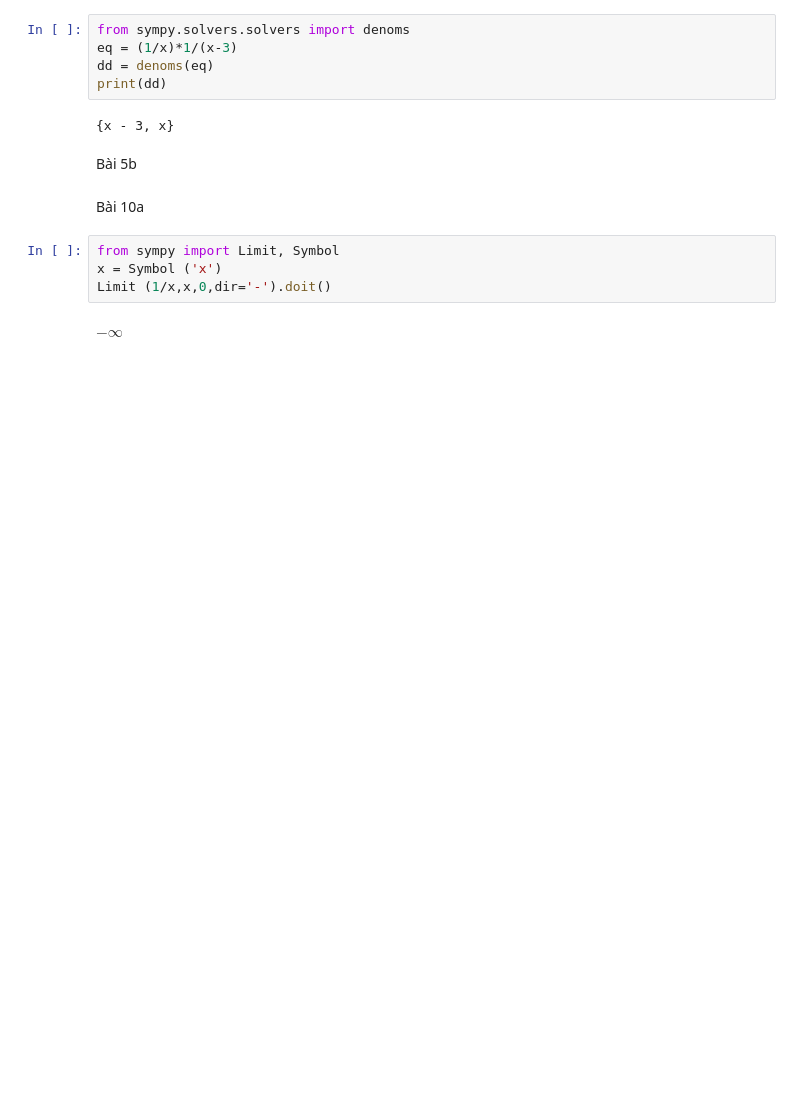
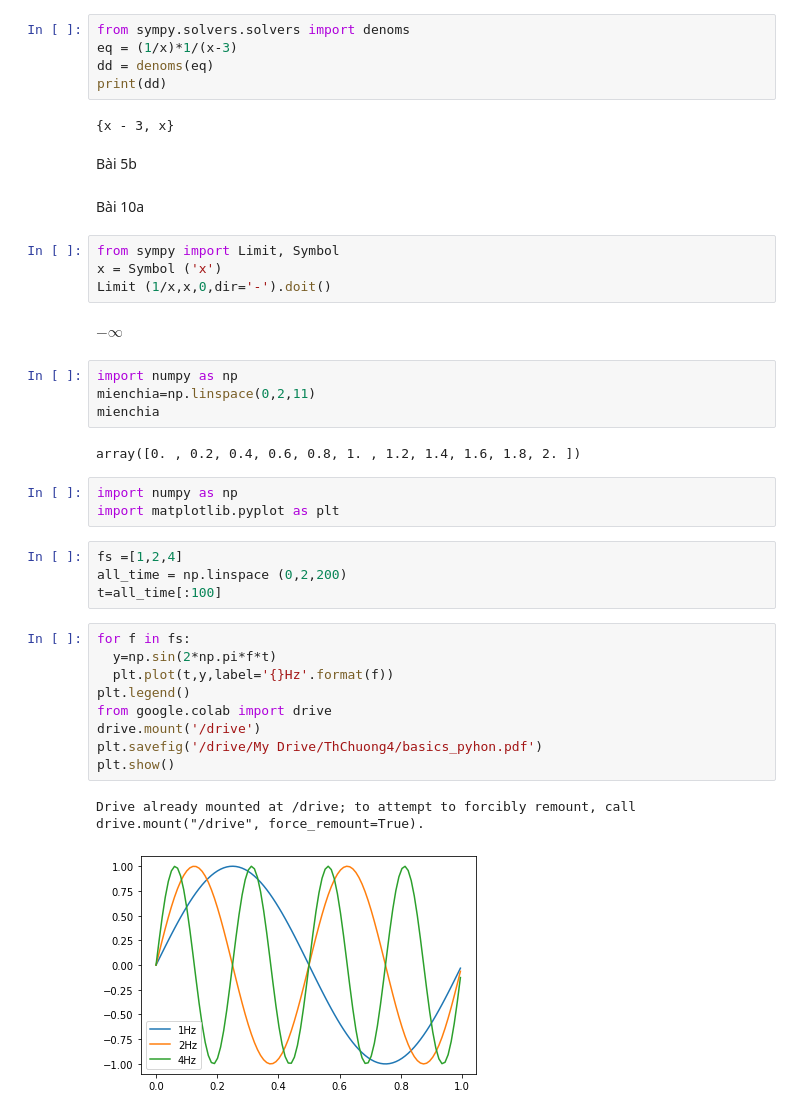
Before and after one commit to huynhhaioke20/THToanCaoCap, a Jupyter notebook: Baitapchuong1.ipynb, the cells around one changed output. Drawn from its saved outputs; the diff is of its cells as text; blank space fills up the shorter version.

```diff
--- a/Baitapchuong1.ipynb
+++ b/Baitapchuong1.ipynb
@@ -100,3 +100,28 @@ x = Symbol ('x')
 Limit (1/x,x,0,dir='-').doit()
 # %% [output]
 $\displaystyle -\infty$
+# %%
+import numpy as np
+mienchia=np.linspace(0,2,11)
+mienchia
+# %% [output]
+array([0. , 0.2, 0.4, 0.6, 0.8, 1. , 1.2, 1.4, 1.6, 1.8, 2. ])
+# %%
+import numpy as np
+import matplotlib.pyplot as plt
+# %%
+fs =[1,2,4]
+all_time = np.linspace (0,2,200)
+t=all_time[:100]
+# %%
+for f in fs:
+  y=np.sin(2*np.pi*f*t)
+  plt.plot(t,y,label='{}Hz'.format(f))
+plt.legend()
+from google.colab import drive
+drive.mount('/drive')
+plt.savefig('/drive/My Drive/ThChuong4/basics_pyhon.pdf')
+plt.show()
+# %% [output]
+Drive already mounted at /drive; to attempt to forcibly remount, call drive.mount("/drive", force_remount=True).
+[figure, added]
```
Also changed, not shown: parts of 4 cells of this notebook.
